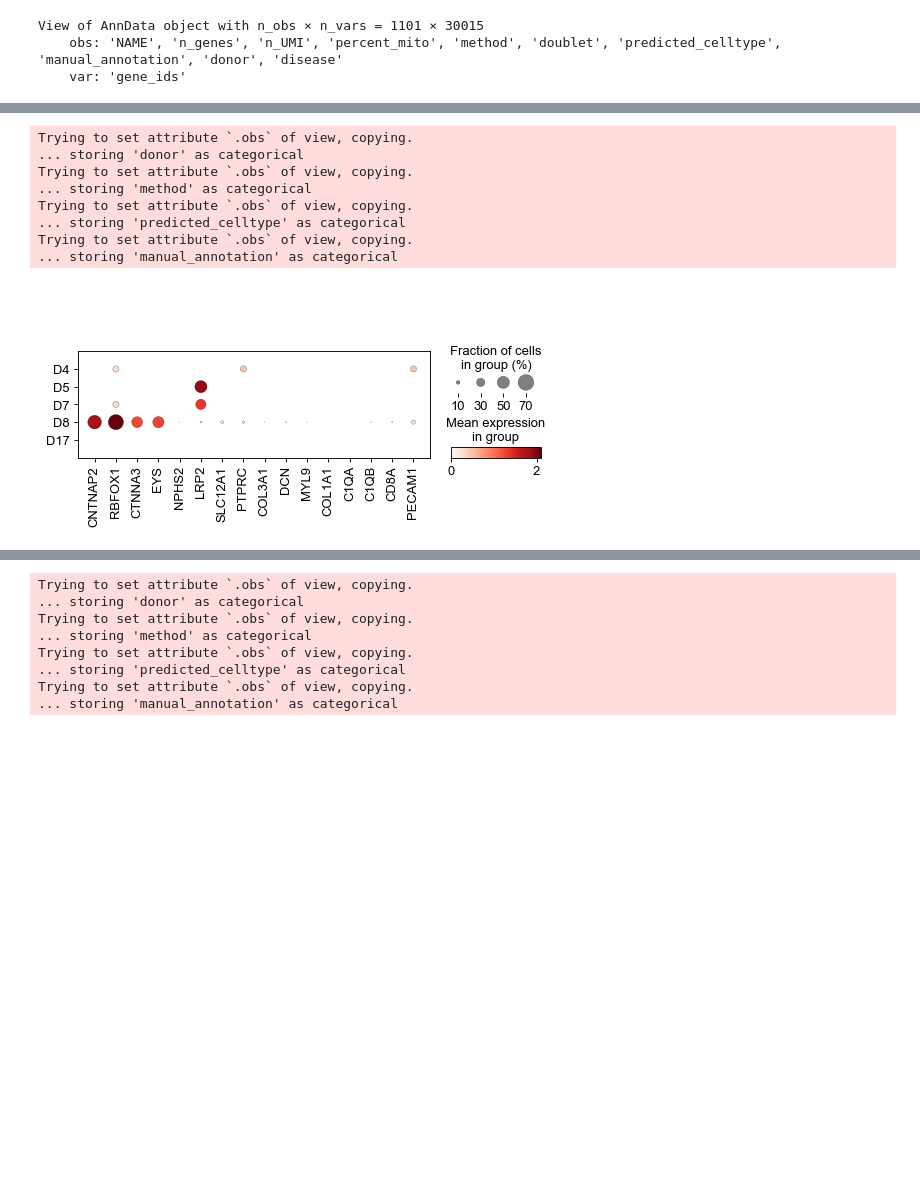
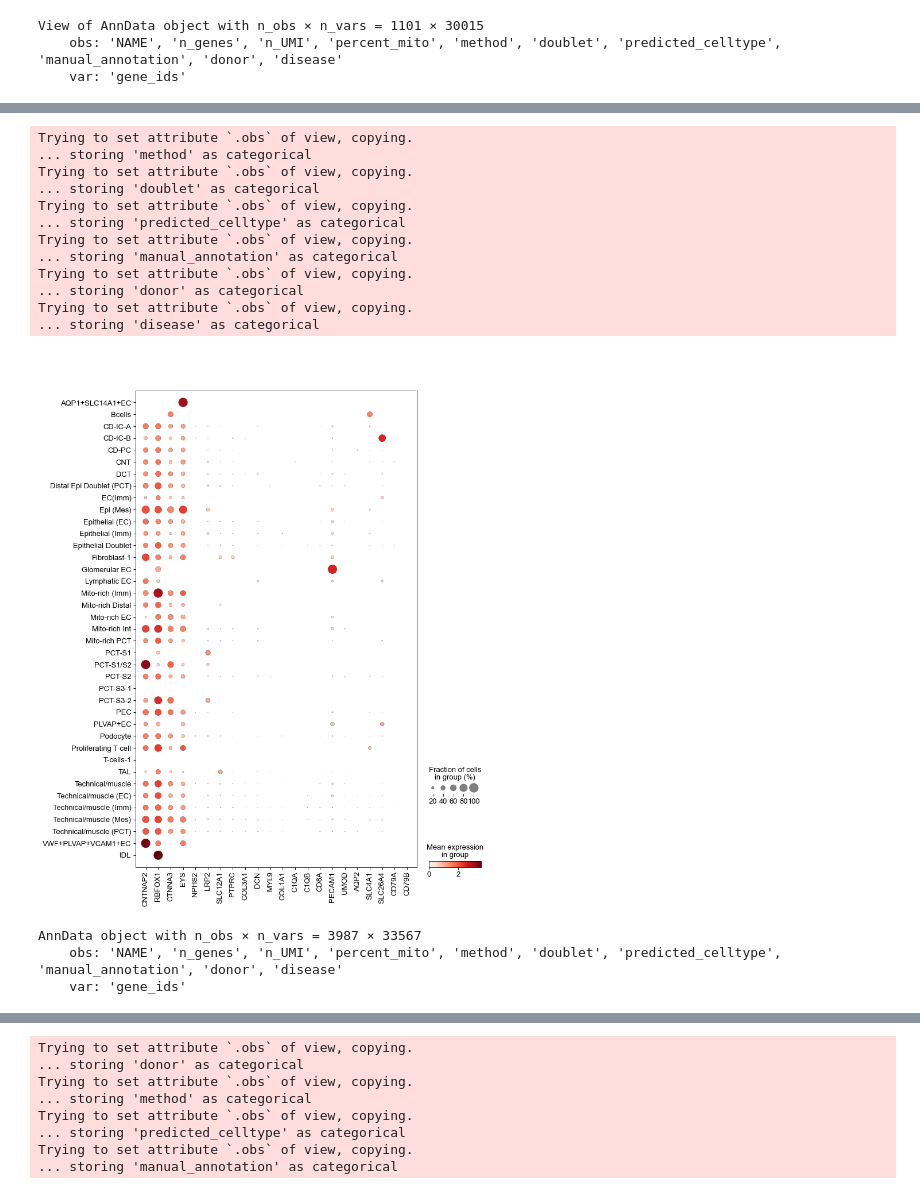
Before and after one commit to axcyoung/scanpy-tutorials, a Jupyter notebook: pbmc3k.ipynb, the cells around one changed output, grey strips where cells are left out. Saved outputs shown, nothing was run; the diff lists cells and outputs as text; code cells hidden in the pictures; blank space fills up the shorter version.

```diff
--- a/pbmc3k.ipynb
+++ b/pbmc3k.ipynb
@@ -41,0 +94,15 @@ results_file = 'write/SCP1214.h5ad'  # the file that will store the analysis res
+# %%
+temp8 = D8_exon.obs.index.tolist()
+for i in range(len(temp8)):
+    temp8[i] = '04-P006354-S023-R01-' + temp8[i].removesuffix('-1')
+D8_exon.obs.index = temp8
+# %%
+temp4p = D4_premrna.obs.index.tolist()
+for i in range(len(temp4p)):
+    temp4p[i] = '02-P240970-S036-R01-' + temp4p[i].removesuffix('-1')
+D4_premrna.obs.index = temp4p
+# %%
+temp8p = D8_premrna.obs.index.tolist()
+for i in range(len(temp8p)):
+    temp8p[i] = '04-P006354-S023-R01-' + temp8p[i].removesuffix('-1')
+D8_premrna.obs.index = temp8p
@@ -125,8 +183,8 @@ Citing from "Simple Single Cell" workflows [(Lun, McCarthy & Marioni, 2017)](htt
 # %% [markdown]
 With `pp.calculate_qc_metrics`, we can compute many metrics very efficiently.
 # %%
-adata.var['mt'] = adata.var_names.str.startswith('MT-')  # annotate the group of mitochondrial genes as 'mt'
-sc.pp.calculate_qc_metrics(adata, qc_vars=['mt'], percent_top=None, log1p=False, inplace=True)
+D8_premrna.var['mt'] = D8_premrna.var_names.str.startswith('MT-')  # annotate the group of mitochondrial genes as 'mt'
+sc.pp.calculate_qc_metrics(D8_premrna, qc_vars=['mt'], percent_top=None, log1p=False, inplace=True)
 # %% [markdown]
 A violin plot of some of the computed quality measures:
 
@@ -590,12 +755,22 @@ normalizing counts per cell
 # %%
-sc.pl.dotplot(current_subset, var_names=['CNTNAP2', 'RBFOX1', 'CTNNA3', 'EYS', 'NPHS2', 'LRP2', 'SLC12A1', 'PTPRC', 'COL3A1', 'DCN', 'MYL9', 'COL1A1', 'C1QA', 'C1QB', 'CD8A', 'PECAM1'], groupby='donor')
+sc.pl.dotplot(adata[adata.obs['donor'] == 'D8'], var_names=['CNTNAP2', 'RBFOX1', 'CTNNA3', 'EYS', 'NPHS2', 'LRP2', 'SLC12A1', 'PTPRC', 'COL3A1', 'DCN', 'MYL9', 'COL1A1', 'C1QA', 'C1QB', 'CD8A', 'PECAM1', 'UMOD', 'AQP2', 'SLC4A1', 'SLC26A4', 'CD79A', 'CD79B'], groupby='manual_annotation')
 # %% [output]
-Trying to set attribute `.obs` of view, copying.
-... storing 'donor' as categorical
 Trying to set attribute `.obs` of view, copying.
 ... storing 'method' as categorical
+Trying to set attribute `.obs` of view, copying.
+... storing 'doublet' as categorical
 Trying to set attribute `.obs` of view, copying.
 ... storing 'predicted_celltype' as categorical
 Trying to set attribute `.obs` of view, copying.
 ... storing 'manual_annotation' as categorical
+Trying to set attribute `.obs` of view, copying.
+... storing 'donor' as categorical
+Trying to set attribute `.obs` of view, copying.
+... storing 'disease' as categorical
-[figure, old version]
+[figure, new version]
+# %%
+D4_exon_matched
+# %% [output]
+AnnData object with n_obs × n_vars = 3987 × 33567
+    obs: 'NAME', 'n_genes', 'n_UMI', 'percent_mito', 'method', 'doublet', 'predicted_celltype', 'manual_annotation', 'donor', 'disease'
+    var: 'gene_ids'
```
Also changed, not shown: parts of 57 cells of this notebook.
